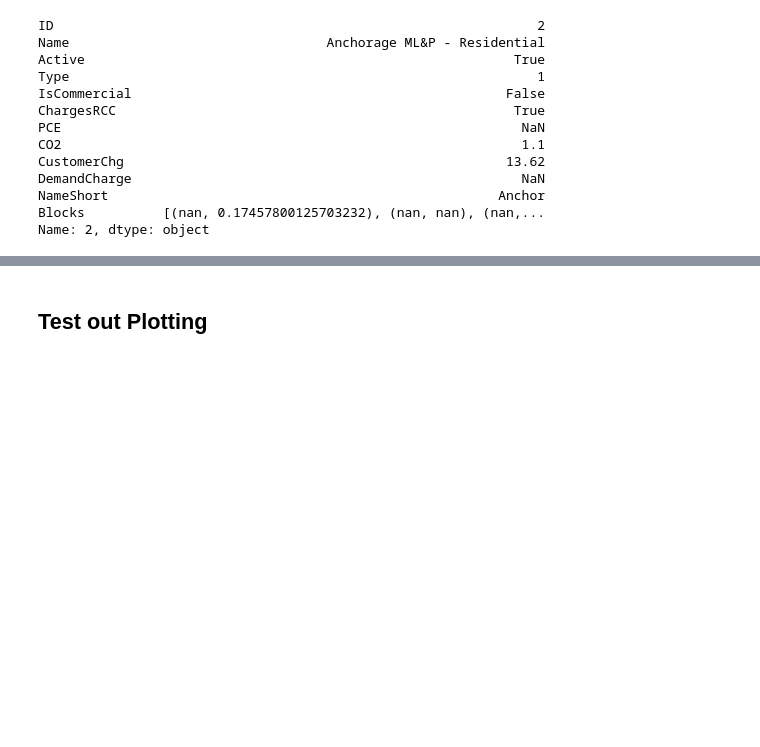
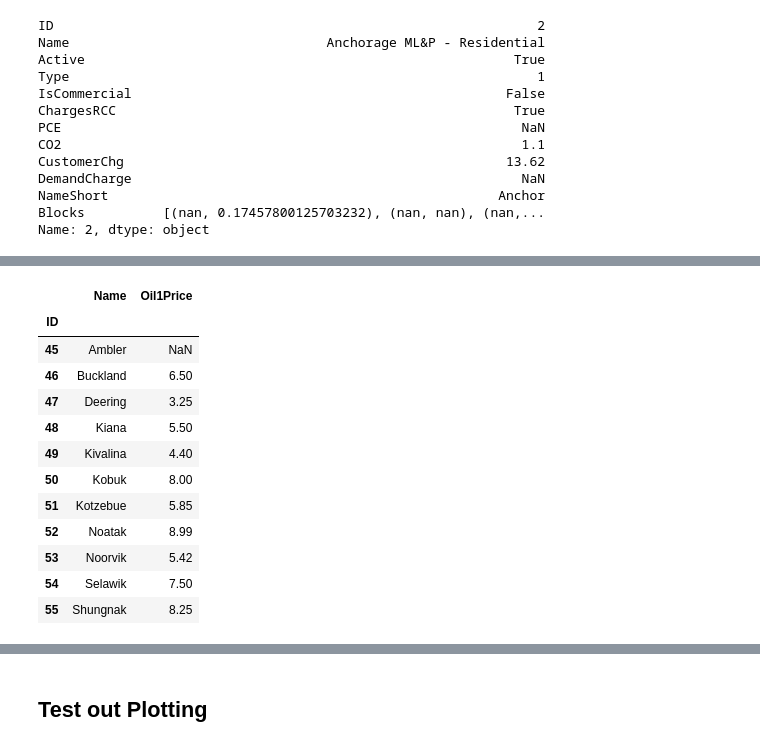
Before and after one commit to alanmitchell/heat-pump-study, a Jupyter notebook: general/city_model_runs.ipynb, the cells around one changed output, grey strips where cells are left out. Drawn from its saved outputs; the diff is of its cells as text; code cells hidden in the pictures; blank space fills up the shorter version.

```diff
--- a/general/city_model_runs.ipynb
+++ b/general/city_model_runs.ipynb
@@ -180,0 +209,16 @@ census_to_size = {
+# %%
+lib.df_city.query('census_area == "Northwest Arctic Borough"')[['Name', 'Oil1Price']]
+# %% [output]
+|  | Name | Oil1Price |
+| ID |  |  |
+| 45 | Ambler | NaN |
+| 46 | Buckland | 6.50 |
+| 47 | Deering | 3.25 |
+| 48 | Kiana | 5.50 |
+| 49 | Kivalina | 4.40 |
+| 50 | Kobuk | 8.00 |
+| 51 | Kotzebue | 5.85 |
+| 52 | Noatak | 8.99 |
+| 53 | Noorvik | 5.42 |
+| 54 | Selawik | 7.50 |
+| 55 | Shungnak | 8.25 |
```
Also changed, not shown: parts of 9 cells of this notebook.
